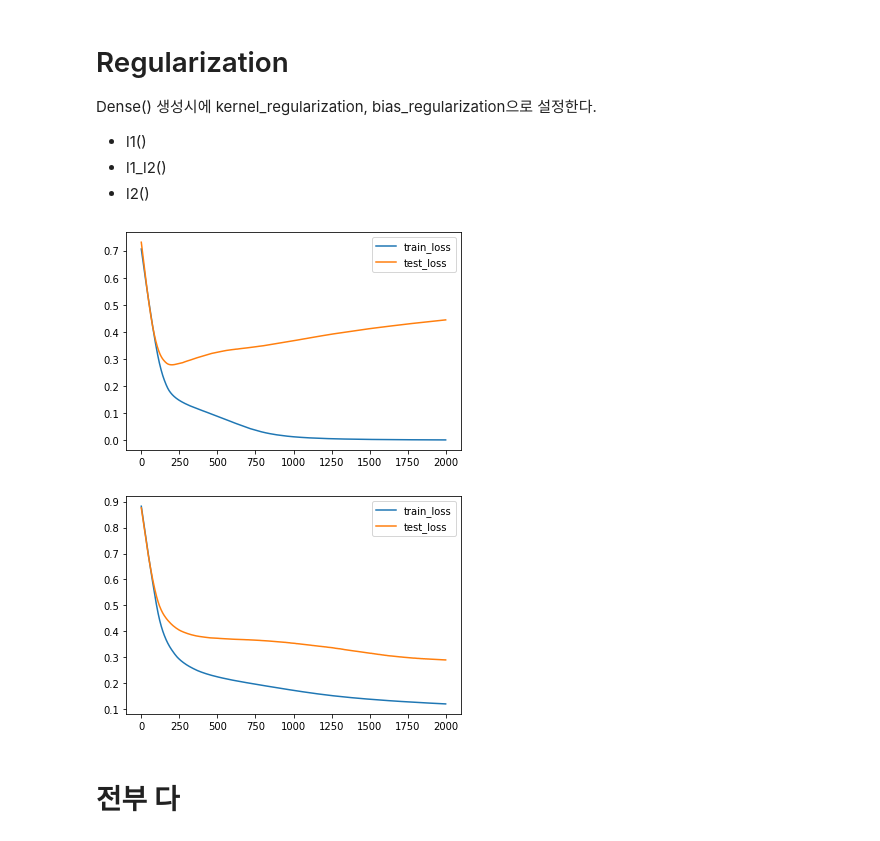
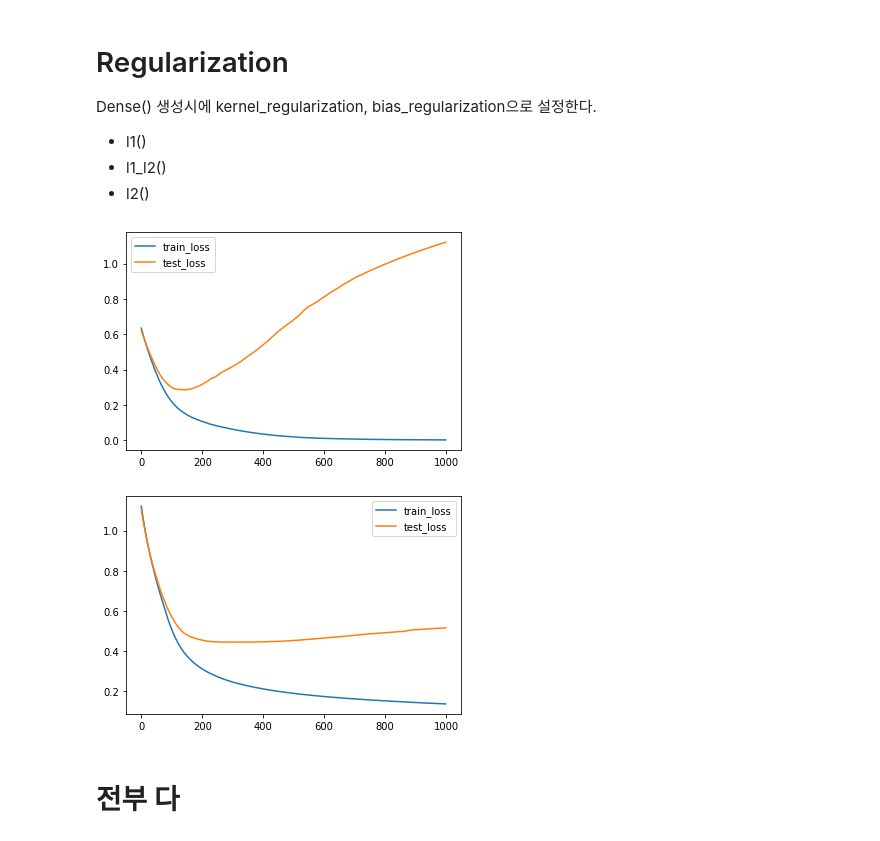
Before and after one commit to dhrim/cau_2021, a Jupyter notebook: material/deep_learning/dnn_in_keras_overfitting.ipynb, the cells around one changed output. Saved outputs shown, nothing was run; the diff lists cells and outputs as text; code cells hidden in the pictures.

```diff
--- a/material/deep_learning/dnn_in_keras_overfitting.ipynb
+++ b/material/deep_learning/dnn_in_keras_overfitting.ipynb
@@ -37,12 +36,13 @@ train_y, test_y = y[:split_index], y[split_index:]
 [figure]
 # %%
 model = Sequential()
-model.add(Dense(20, input_shape=(2,), activation='relu'))
+model.add(Input(2))
 model.add(Dense(20, activation='relu'))
-model.add(Dense(1, activation='sigmoid'))
-model.compile(loss='binary_crossentropy', optimizer='adam', metrics=['accuracy'])
+model.add(Dense(20, activation='relu'))
+model.add(Dense(2, activation="softmax"))
+model.compile(optimizer='Adam', loss='sparse_categorical_crossentropy')
 
-base_history = model.fit(train_x, train_y, batch_size=100, validation_data=(test_x, test_y), epochs=2000, verbose=0)
+base_history = model.fit(train_x, train_y, epochs=1000, batch_size=128, verbose=0, validation_split=0.2)
 
 plt.plot(base_history.history['loss'], label='train_loss')
 plt.plot(base_history.history['val_loss'], label='test_loss')
@@ -115,28 +120,30 @@ Dense() 생성시에 kernel_regularization, bias_regularization으로 설정한
 # %%
 from tensorflow.keras.regularizers import l1, l2, L1L2
 
 model = Sequential()
-# model.add(Dense(20, input_shape=(2,), activation='relu'))
+model.add(Input(2))
 # model.add(Dense(20, activation='relu'))
-model.add(Dense(20, input_shape=(2,), activation='relu', kernel_regularizer=l2() ))
+# model.add(Dense(20, activation='relu'))
 model.add(Dense(20, activation='relu', kernel_regularizer=l2()))
-model.add(Dense(1, activation='sigmoid'))
-model.compile(loss='binary_crossentropy', optimizer='adam', metrics=['accuracy'])
+model.add(Dense(20, activation='relu', kernel_regularizer=l2()))
+model.add(Dense(2, activation="softmax"))
+model.compile(optimizer='Adam', loss='sparse_categorical_crossentropy')
 
-history = model.fit(train_x, train_y, batch_size=100, validation_data=(test_x, test_y), epochs=2000, verbose=0)
+history = model.fit(train_x, train_y, epochs=1000, batch_size=128, verbose=0, validation_split=0.2)
+
 
 plt.plot(base_history.history['loss'], label='train_loss')
 plt.plot(base_history.history['val_loss'], label='test_loss')
 plt.legend()
 plt.show()
 
 plt.plot(history.history['loss'], label='train_loss')
 plt.plot(history.history['val_loss'], label='test_loss')
 plt.legend()
 plt.show()
 # %% [output]
-[figure, old version]
+[figure, new version]
-[figure, old version]
+[figure, new version]
 # %% [markdown]
 # 전부 다
 # %%
```
Also changed, not shown: parts of 8 cells of this notebook.
